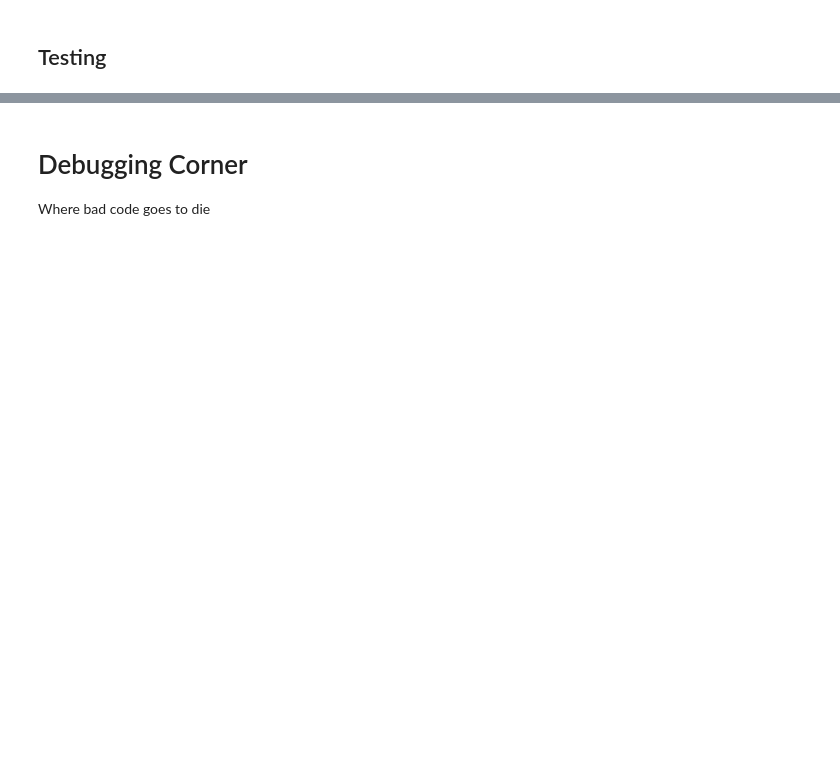
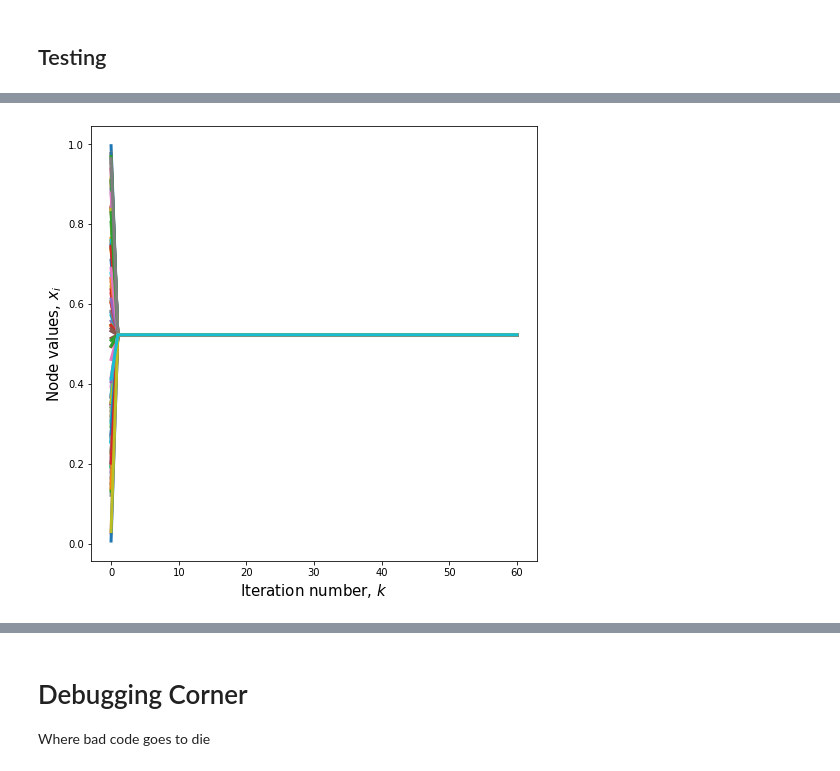
Before and after one commit to jamiehadd/AC-Kaczmarz, a Jupyter notebook: Block RK Methods - Working Copy.ipynb, the cells around one changed output, grey strips where cells are left out. Cells and saved outputs as stored; diff of their text form; code cells hidden in the pictures; blank space fills up the shorter version.

```diff
--- a/Block RK Methods - Working Copy.ipynb
+++ b/Block RK Methods - Working Copy.ipynb
@@ -480,3 +484,26 @@ array([[0.50327669],
 # %% [markdown]
 ## Testing
+# %%
+def largest_clique_bounded(cliques, bound):
+    list_len = [len(i) for i in cliques]
+    if bound != None:
+        for i in range(len(list_len)):
+            if list_len[i] > bound:
+                list_len[i] = 0
+    indice = np.argmax(np.array(list_len))
+    return cliques[indice]
+
+# This is an EDGE covering with an upper bound
+def clique_edge_cover(G, A, bound=None):
+    H = G.copy()
+    cliques_list = []
+    while len(H.edges)>0:
+        foo = largest_clique_bounded(list(find_cliques(H)), bound)
+        H.remove_nodes_from(foo)
+        foo = edges_from_pnts(foo)
+        cliques_list.append(foo)
+        # H.remove_edges_from(foo)
+        # remove nodes or edges? remove edges only!
+    cliques_list = blocks_edge(A, cliques_list)
+    return cliques_list
 # %%
@@ -508 +536,7 @@ test_x, xlist, errs = blockRK(A, sol, b, ies, 200, x)
+# %%
+N = 60
+collapse_plt(xlist, n, N)
+plt.show()
+# %% [output]
+[figure, added]
 # %%
```
Also changed, not shown: parts of 22 cells of this notebook, 5 other files.
